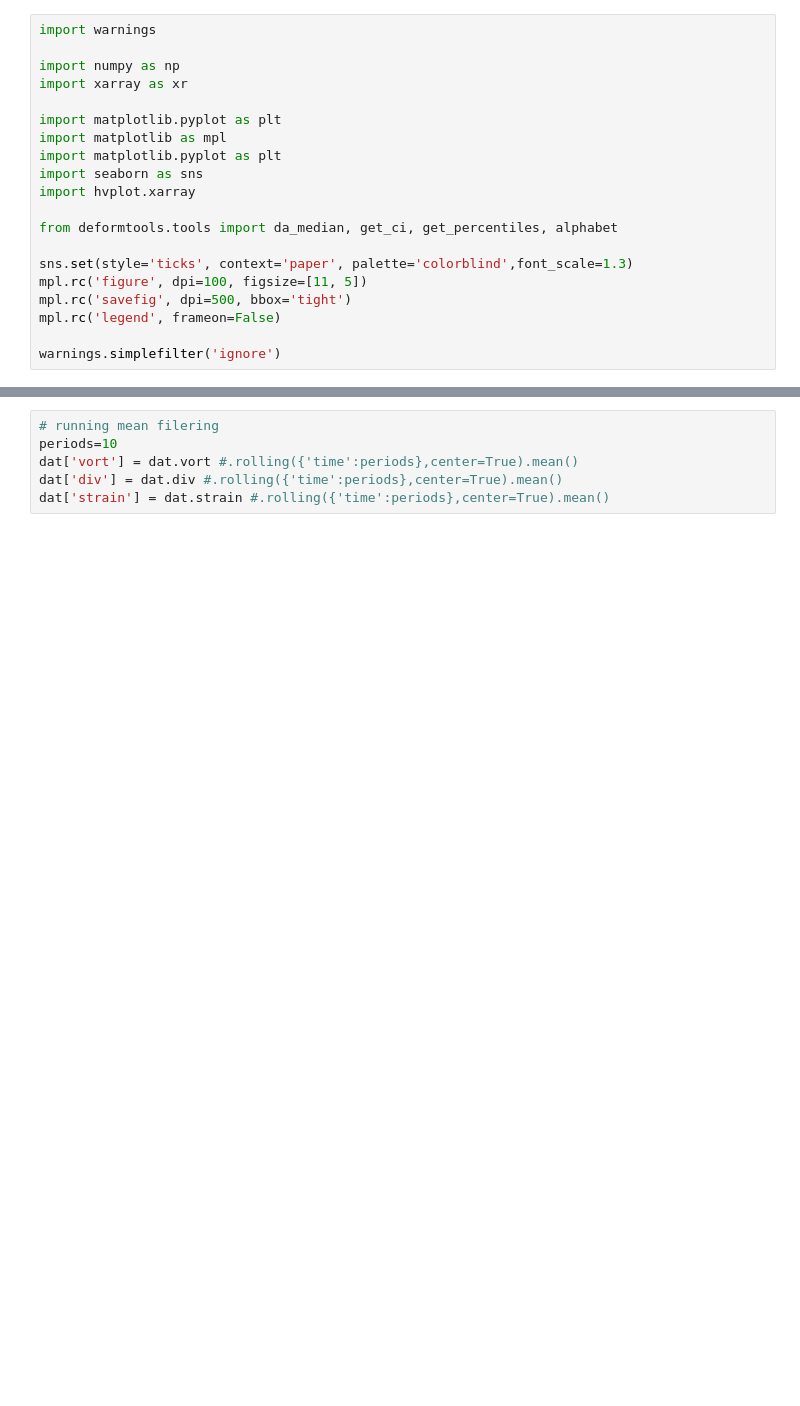
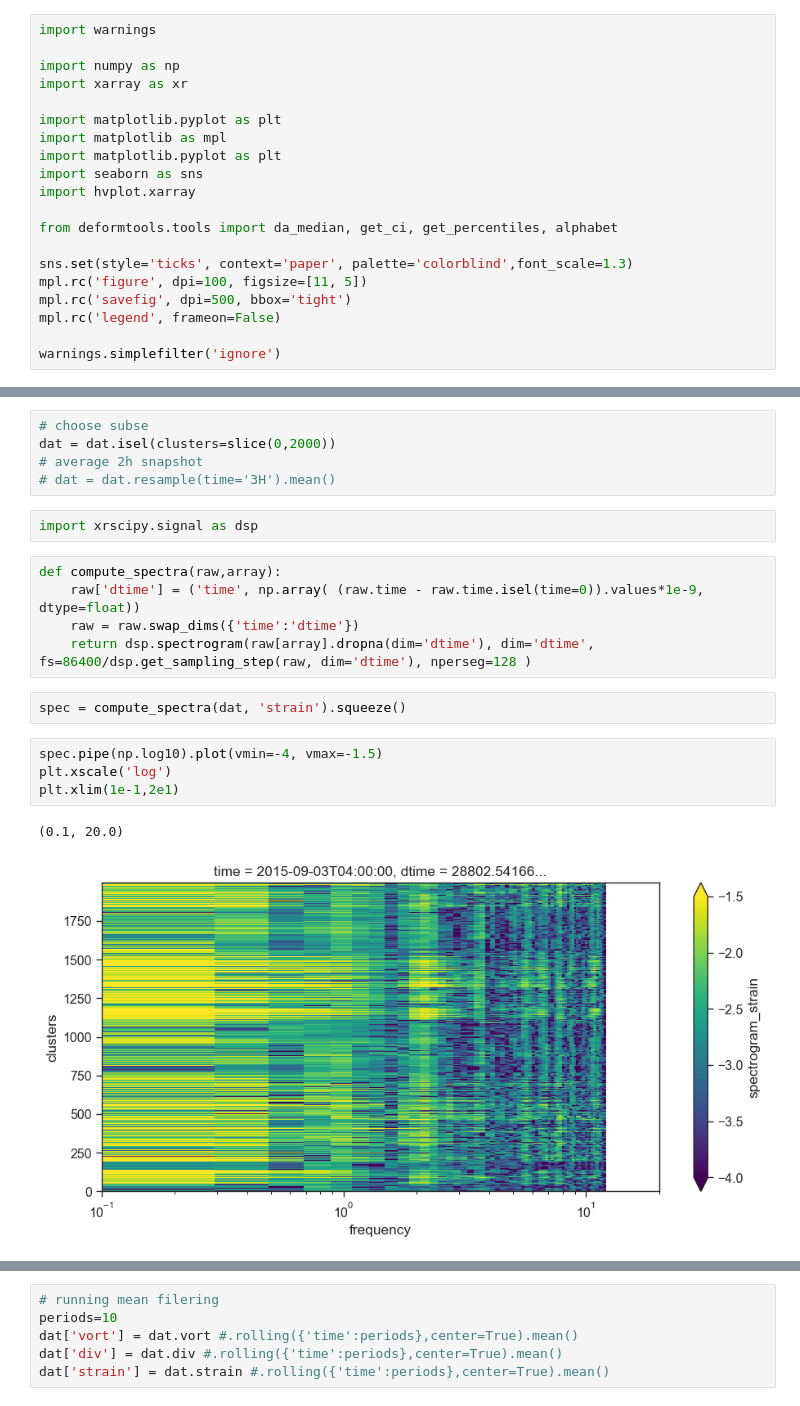
Before and after one commit to sessink/velocity_gradients, a Jupyter notebook: notebooks/timeseries.ipynb, the cells around one changed output, grey strips where cells are left out. Drawn from its saved outputs; the diff is of its cells as text; blank space fills up the shorter version.

Commit message:
spectra of vorticity and divergence

```diff
--- a/notebooks/timeseries.ipynb
+++ b/notebooks/timeseries.ipynb
@@ -49,0 +29,21 @@ Data variables:
+# %%
+# choose subse
+dat = dat.isel(clusters=slice(0,2000))
+# average 2h snapshot
+# dat = dat.resample(time='3H').mean()
+# %%
+import xrscipy.signal as dsp
+# %%
+def compute_spectra(raw,array):
+    raw['dtime'] = ('time', np.array( (raw.time - raw.time.isel(time=0)).values*1e-9, dtype=float))
+    raw = raw.swap_dims({'time':'dtime'})
+    return dsp.spectrogram(raw[array].dropna(dim='dtime'), dim='dtime', fs=86400/dsp.get_sampling_step(raw, dim='dtime'), nperseg=128 )
+# %%
+spec = compute_spectra(dat, 'strain').squeeze()
+# %%
+spec.pipe(np.log10).plot(vmin=-4, vmax=-1.5)
+plt.xscale('log')
+plt.xlim(1e-1,2e1)
+# %% [output]
+(0.1, 20.0)
+[figure, added]
```
Also changed, not shown: parts of 14 cells of this notebook.
